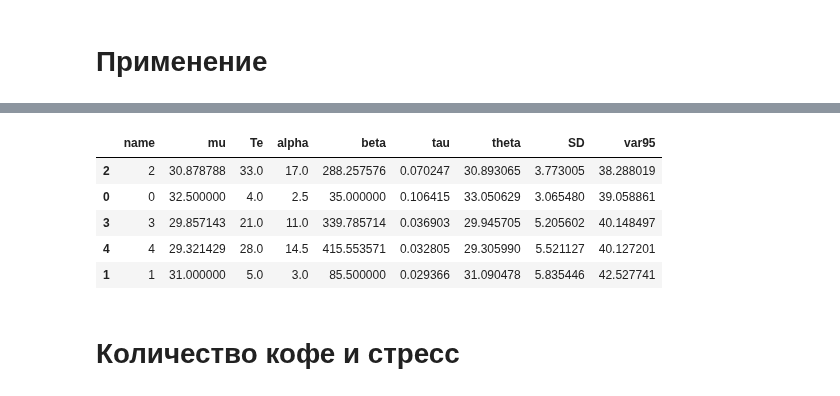
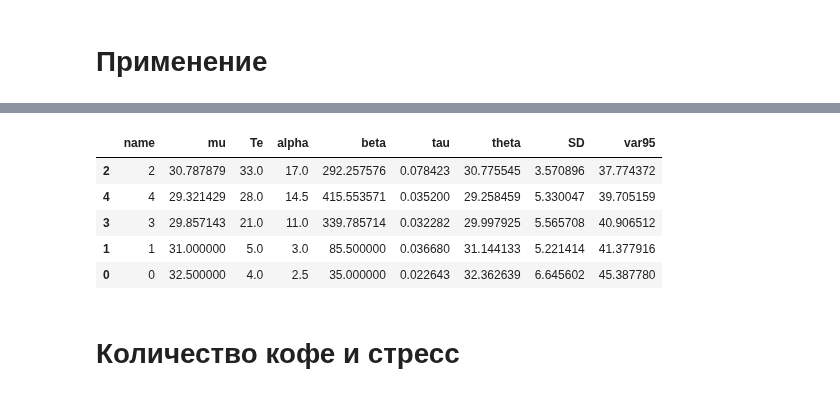
Before and after one commit to ksetdekov/trip_choice_optimizer, a Jupyter notebook: coffee-amount-optimization.ipynb, the cells around one changed output, grey strips where cells are left out. Cells and saved outputs as stored; diff of their text form; code cells hidden in the pictures.

```diff
--- a/coffee-amount-optimization.ipynb
+++ b/coffee-amount-optimization.ipynb
@@ -267,7 +267,8 @@ events = {
     datetime(2025, 3,20): (2, 25),
     datetime(2025, 3,21): (4, 32),
     datetime(2025, 3,22): (4, 24),
-    datetime(2025, 3,23): (4, 36)
+    datetime(2025, 3,23): (4, 36),
+    datetime(2025, 3,24): (2, 28)
 
 }
 
@@ -281,9 +282,9 @@ cups.process_events(events, days=91)
 |  | name | mu | Te | alpha | beta | tau | theta | SD | var95 |
-| 2 | 2 | 30.878788 | 33.0 | 17.0 | 288.257576 | 0.070247 | 30.893065 | 3.773005 | 38.288019 |
-| 0 | 0 | 32.500000 | 4.0 | 2.5 | 35.000000 | 0.106415 | 33.050629 | 3.065480 | 39.058861 |
-| 3 | 3 | 29.857143 | 21.0 | 11.0 | 339.785714 | 0.036903 | 29.945705 | 5.205602 | 40.148497 |
-| 4 | 4 | 29.321429 | 28.0 | 14.5 | 415.553571 | 0.032805 | 29.305990 | 5.521127 | 40.127201 |
-| 1 | 1 | 31.000000 | 5.0 | 3.0 | 85.500000 | 0.029366 | 31.090478 | 5.835446 | 42.527741 |
+| 2 | 2 | 30.787879 | 33.0 | 17.0 | 292.257576 | 0.078423 | 30.775545 | 3.570896 | 37.774372 |
+| 4 | 4 | 29.321429 | 28.0 | 14.5 | 415.553571 | 0.035200 | 29.258459 | 5.330047 | 39.705159 |
+| 3 | 3 | 29.857143 | 21.0 | 11.0 | 339.785714 | 0.032282 | 29.997925 | 5.565708 | 40.906512 |
+| 1 | 1 | 31.000000 | 5.0 | 3.0 | 85.500000 | 0.036680 | 31.144133 | 5.221414 | 41.377916 |
+| 0 | 0 | 32.500000 | 4.0 | 2.5 | 35.000000 | 0.022643 | 32.362639 | 6.645602 | 45.387780 |
 # %% [markdown]
 # Количество кофе и стресс
 # %%
```
Also changed, not shown: parts of 6 cells of this notebook.
